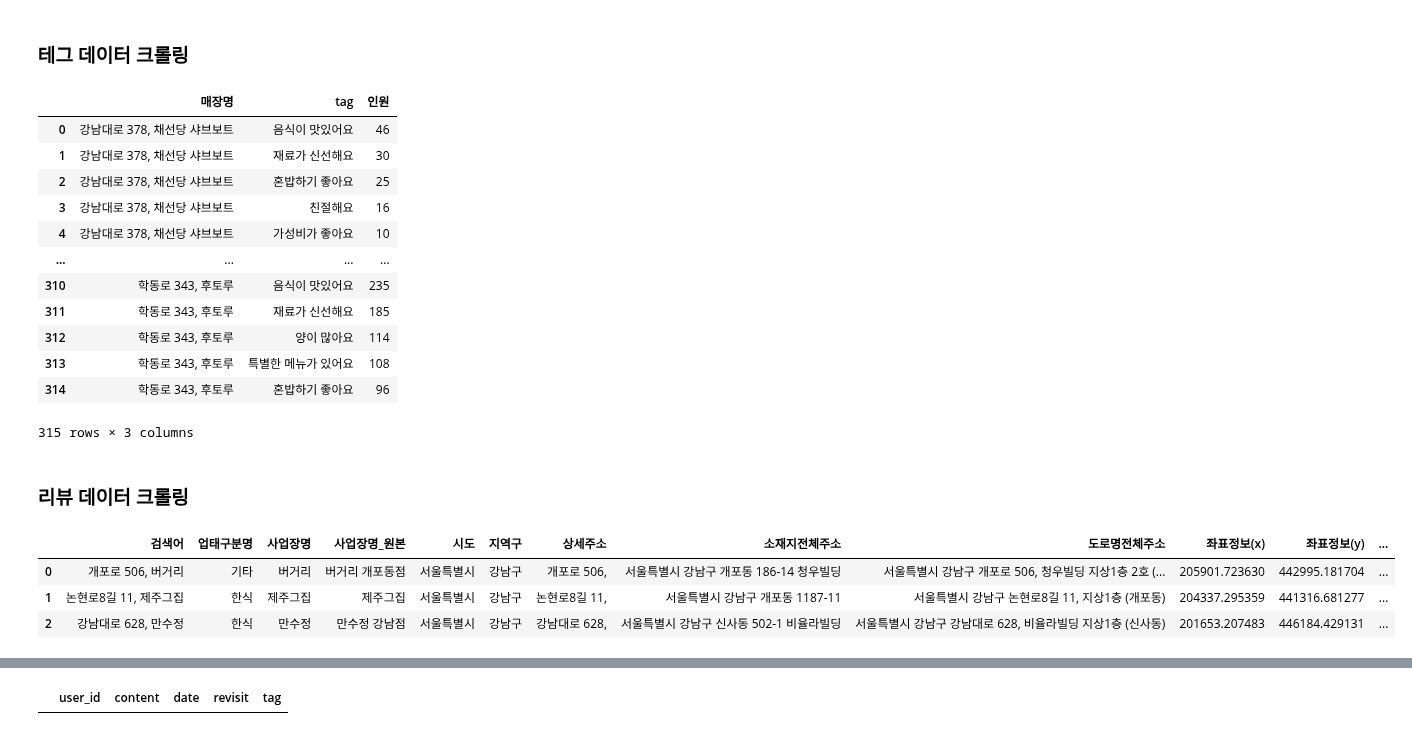
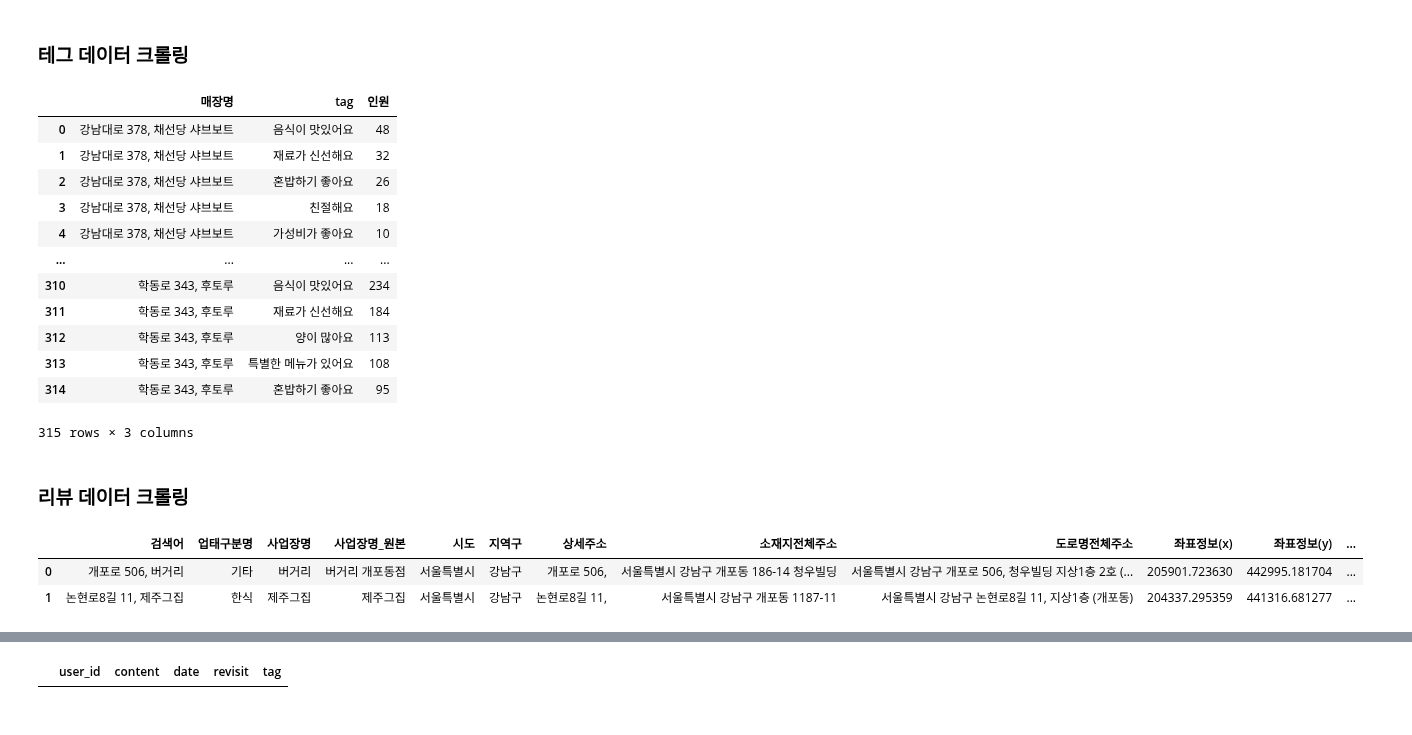
Before and after one commit to Lunch-Lab/data, a Jupyter notebook: naver_tag_review_크롤링.ipynb, the cells around one changed output, grey strips where cells are left out. Saved outputs shown, nothing was run; the diff lists cells and outputs as text; code cells hidden in the pictures.

```diff
--- a/naver_tag_review_크롤링.ipynb
+++ b/naver_tag_review_크롤링.ipynb
@@ -49,6 +46,11 @@ res_df.tail()
 # %% [markdown]
 ### 테그 데이터 크롤링
+# %%
+res_df= res_df[:100]
 # %%
+# 해민
+# driver = webdriver.Chrome()
+
 # 지선
 driver = webdriver.Chrome(ChromeDriverManager().install())
 
@@ -127,16 +129,16 @@ result_df = pd.DataFrame(data_list)
 result_df
 # %% [output]
 |  | 매장명 | tag | 인원 |
-| 0 | 강남대로 378, 채선당 샤브보트 | 음식이 맛있어요 | 46 |
-| 1 | 강남대로 378, 채선당 샤브보트 | 재료가 신선해요 | 30 |
-| 2 | 강남대로 378, 채선당 샤브보트 | 혼밥하기 좋아요 | 25 |
-| 3 | 강남대로 378, 채선당 샤브보트 | 친절해요 | 16 |
+| 0 | 강남대로 378, 채선당 샤브보트 | 음식이 맛있어요 | 48 |
+| 1 | 강남대로 378, 채선당 샤브보트 | 재료가 신선해요 | 32 |
+| 2 | 강남대로 378, 채선당 샤브보트 | 혼밥하기 좋아요 | 26 |
+| 3 | 강남대로 378, 채선당 샤브보트 | 친절해요 | 18 |
 | 4 | 강남대로 378, 채선당 샤브보트 | 가성비가 좋아요 | 10 |
 | ... | ... | ... | ... |
-| 310 | 학동로 343, 후토루 | 음식이 맛있어요 | 235 |
-| 311 | 학동로 343, 후토루 | 재료가 신선해요 | 185 |
-| 312 | 학동로 343, 후토루 | 양이 많아요 | 114 |
+| 310 | 학동로 343, 후토루 | 음식이 맛있어요 | 234 |
+| 311 | 학동로 343, 후토루 | 재료가 신선해요 | 184 |
+| 312 | 학동로 343, 후토루 | 양이 많아요 | 113 |
 | 313 | 학동로 343, 후토루 | 특별한 메뉴가 있어요 | 108 |
-| 314 | 학동로 343, 후토루 | 혼밥하기 좋아요 | 96 |
+| 314 | 학동로 343, 후토루 | 혼밥하기 좋아요 | 95 |
 315 rows × 3 columns
 # %%
@@ -146,14 +148,13 @@ result_df.to_csv('./data/음식점_태그.csv')
 # %%
 # 일부 테스트
 res_df_test = res_df.copy()
-new_res_df_test = res_df_test.iloc[8:11].copy()
+new_res_df_test = res_df_test.iloc[8:10].copy()
 new_res_df_test.reset_index(drop=True, inplace=True)
 new_res_df_test
 # %% [output]
 |  | 검색어 | 업태구분명 | 사업장명 | 사업장명_원본 | 시도 | 지역구 | 상세주소 | 소재지전체주소 | 도로명전체주소 | 좌표정보(x) | 좌표정보(y) | ... |
 | 0 | 개포로 506, 버거리 | 기타 | 버거리 | 버거리 개포동점 | 서울특별시 | 강남구 | 개포로 506, | 서울특별시 강남구 개포동 186-14 청우빌딩 | 서울특별시 강남구 개포로 506, 청우빌딩 지상1층 2호 (... | 205901.723630 | 442995.181704 | ... |
 | 1 | 논현로8길 11, 제주그집 | 한식 | 제주그집 | 제주그집 | 서울특별시 | 강남구 | 논현로8길 11, | 서울특별시 강남구 개포동 1187-11 | 서울특별시 강남구 논현로8길 11, 지상1층 (개포동) | 204337.295359 | 441316.681277 | ... |
-| 2 | 강남대로 628, 만수정 | 한식 | 만수정 | 만수정 강남점 | 서울특별시 | 강남구 | 강남대로 628, | 서울특별시 강남구 신사동 502-1 비율라빌딩 | 서울특별시 강남구 강남대로 628, 비율라빌딩 지상1층 (신사동) | 201653.207483 | 446184.429131 | ... |
 # %%
 # 빈 리스트 생성
 user_id_list = []
```
Also changed, not shown: parts of 4 cells of this notebook, 3 other files.
